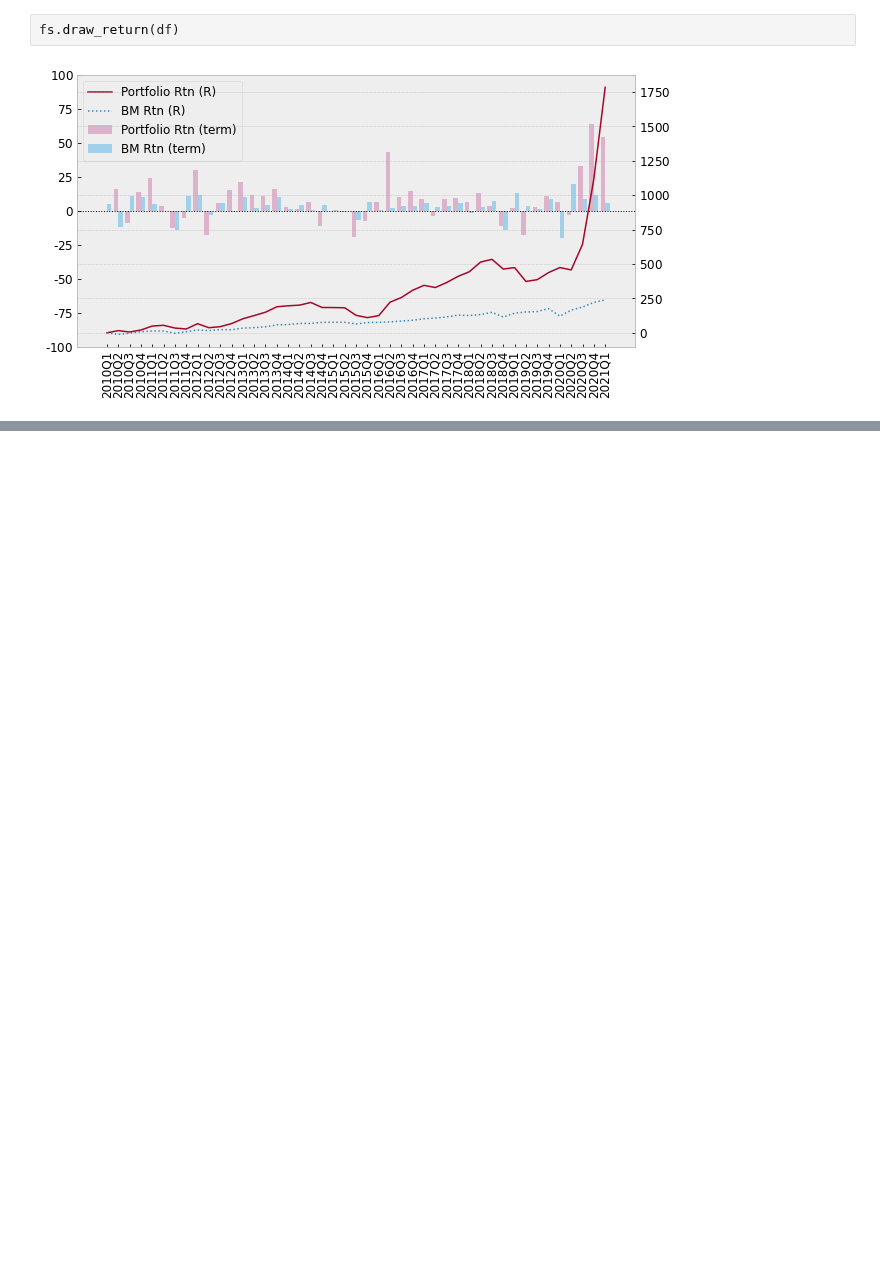
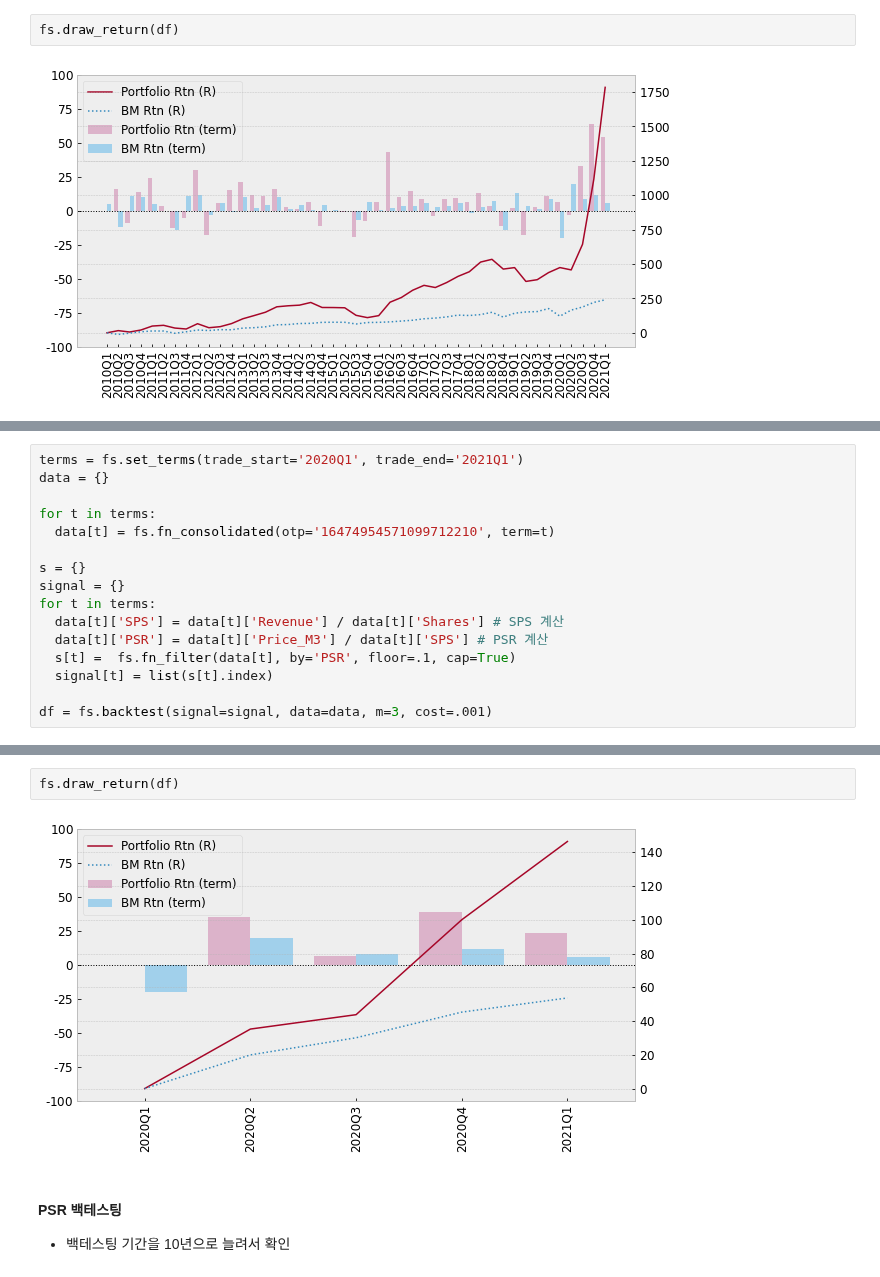
Before and after one commit to duckbill413/software-lecture, a Jupyter notebook: lecture4_1.ipynb, the cells around one changed output, grey strips where cells are left out. Drawn from its saved outputs; the diff is of its cells as text; blank space fills up the shorter version.

```diff
--- a/lecture4_1.ipynb
+++ b/lecture4_1.ipynb
@@ -246,0 +269,16 @@ fs.draw_return(df)
+# %%
+terms = fs.set_terms(trade_start='2020Q1', trade_end='2021Q1')
+data = {}
+
+for t in terms:
+  data[t] = fs.fn_consolidated(otp='16474954571099712210', term=t)
+
+s = {}
+signal = {}
+for t in terms:
+  data[t]['SPS'] = data[t]['Revenue'] / data[t]['Shares'] # SPS 계산
+  data[t]['PSR'] = data[t]['Price_M3'] / data[t]['SPS'] # PSR 계산
+  s[t] =  fs.fn_filter(data[t], by='PSR', floor=.1, cap=True)
+  signal[t] = list(s[t].index)
+
+df = fs.backtest(signal=signal, data=data, m=3, cost=.001)
@@ -246,0 +296,7 @@ fs.draw_return(df)
+# %%
+fs.draw_return(df)
+# %% [output]
+[figure, added]
+# %% [markdown]
+#### PSR 백테스팅
+- 백테스팅 기간을 10년으로 늘려서 확인
```
Also changed, not shown: parts of 16 cells of this notebook.
